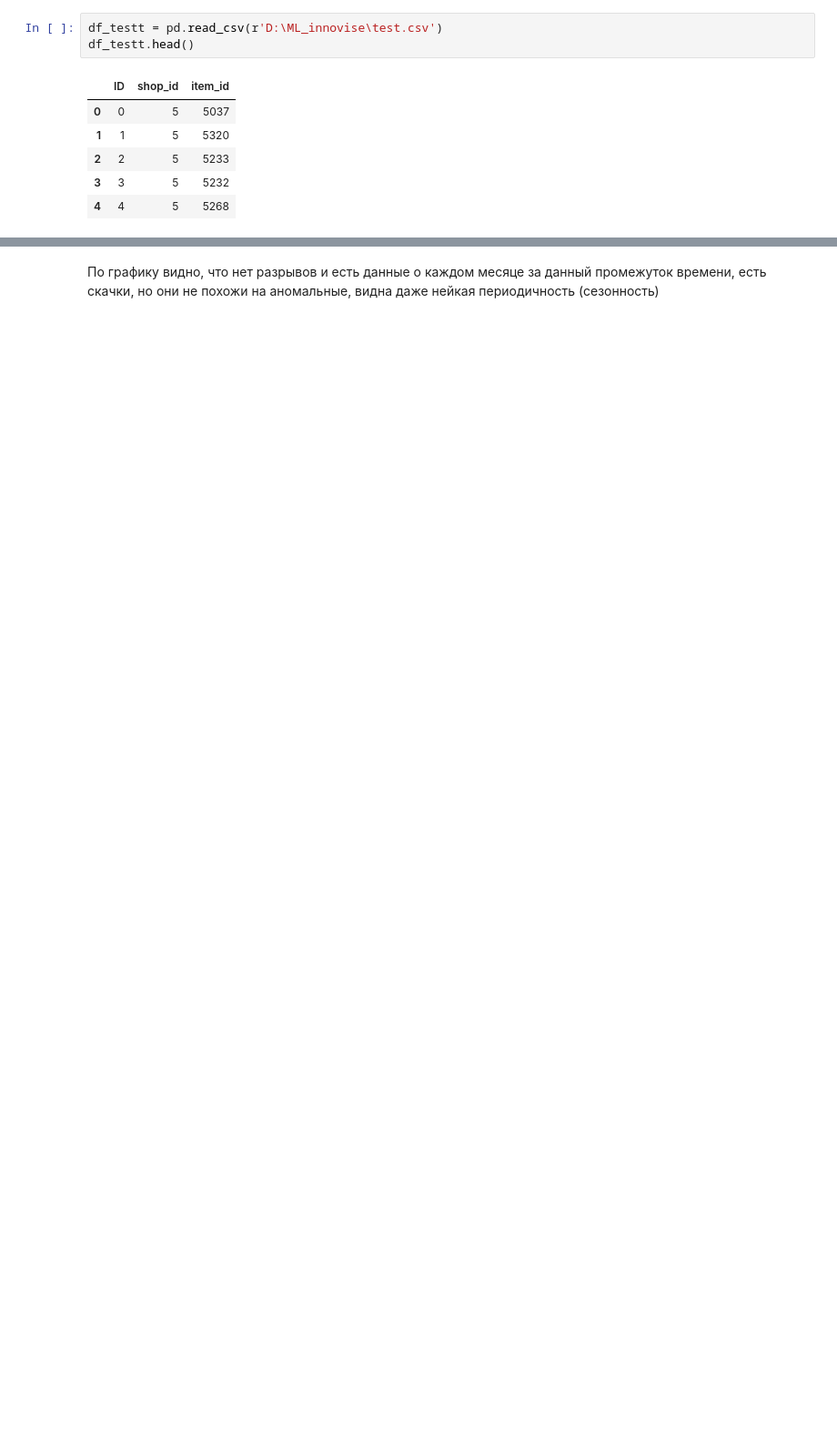
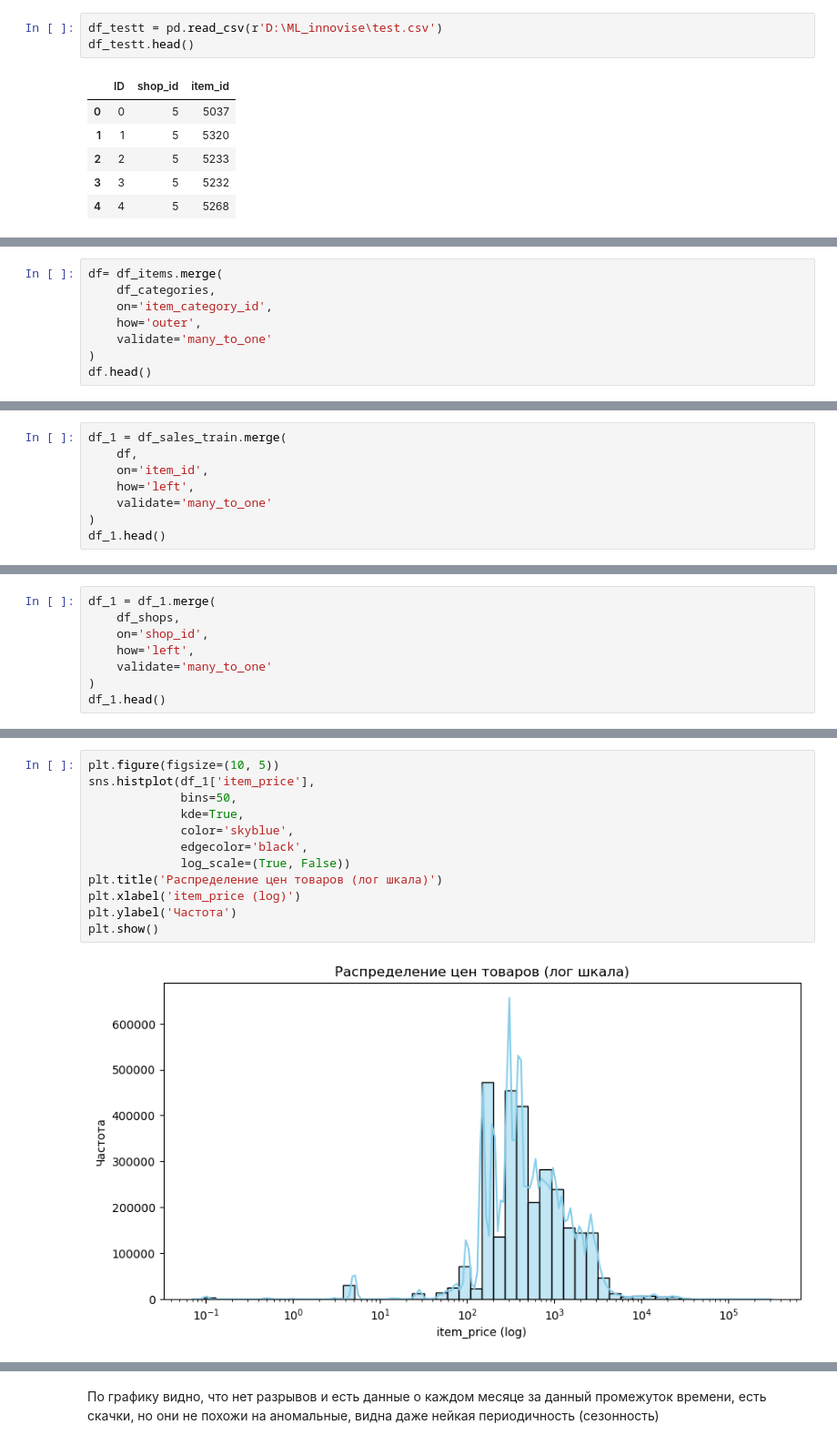
Before and after one commit to ekaterinasharay7/innowise-ml-internship-temp, a Jupyter notebook: notebooks/my_ml_notebook.ipynb, the cells around one changed output, grey strips where cells are left out. Shown at 91% size. Saved outputs shown, nothing was run; the diff lists cells and outputs as text; blank space fills up the shorter version.

```diff
--- a/notebooks/my_ml_notebook.ipynb
+++ b/notebooks/my_ml_notebook.ipynb
@@ -413,0 +68,8 @@ Text(0.5, 1.0, 'Сумма продаж по месяцам')
+# %%
+df= df_items.merge(
+    df_categories,
+    on='item_category_id',
+    how='outer',
+    validate='many_to_one'
+)
+df.head()
@@ -413,0 +91,8 @@ Text(0.5, 1.0, 'Сумма продаж по месяцам')
+# %%
+df_1 = df_sales_train.merge(
+    df,
+    on='item_id',
+    how='left',
+    validate='many_to_one'
+)
+df_1.head()
@@ -413,0 +119,8 @@ Text(0.5, 1.0, 'Сумма продаж по месяцам')
+# %%
+df_1 = df_1.merge(
+    df_shops,
+    on='shop_id',
+    how='left',
+    validate='many_to_one'
+)
+df_1.head()
@@ -413,0 +200,14 @@ Text(0.5, 1.0, 'Сумма продаж по месяцам')
+# %%
+plt.figure(figsize=(10, 5))
+sns.histplot(df_1['item_price'],
+             bins=50,
+             kde=True,
+             color='skyblue',
+             edgecolor='black',
+             log_scale=(True, False))
+plt.title('Распределение цен товаров (лог шкала)')
+plt.xlabel('item_price (log)')
+plt.ylabel('Частота')
+plt.show()
+# %% [output]
+[figure, added]
```
Also changed, not shown: parts of 162 cells of this notebook.
